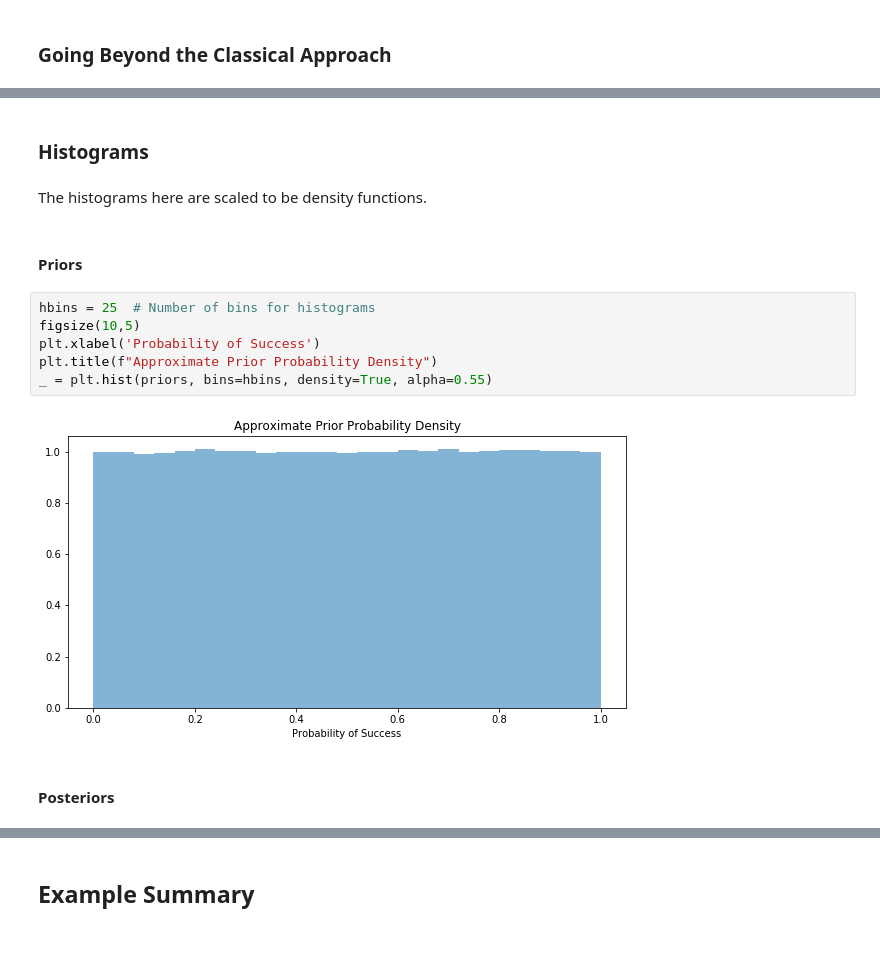
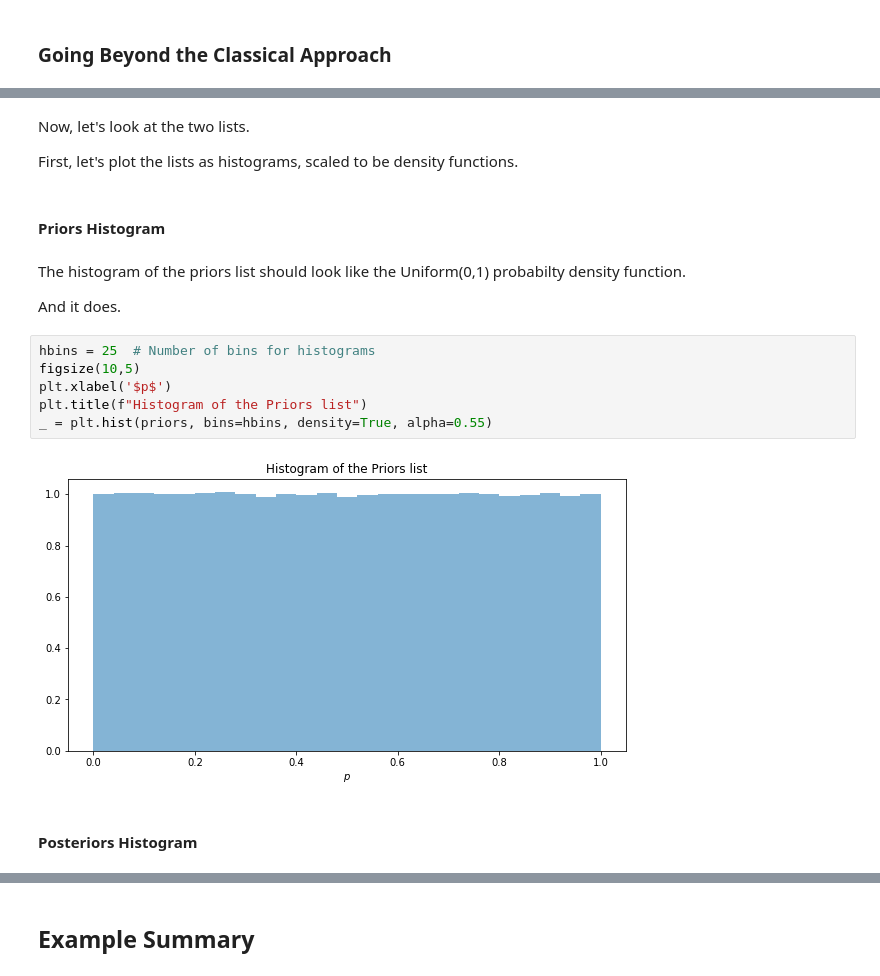
Before and after one commit to alreich/ipython-notebooks, a Jupyter notebook: Bayesian_Data_Analysis_v2.ipynb, the cells around one changed output, grey strips where cells are left out. Drawn from its saved outputs; the diff is of its cells as text; blank space fills up the shorter version.

```diff
--- a/Bayesian_Data_Analysis_v2.ipynb
+++ b/Bayesian_Data_Analysis_v2.ipynb
@@ -64,16 +74,20 @@ There were 47695 matches out of 1000000 priors.
-# %% [markdown]
-### Histograms
-# %% [markdown]
-The histograms here are scaled to be density functions.
+# %% [markdown]
+Now, let's look at the two lists.
+
+First, let's plot the lists as histograms, scaled to be density functions.
 # %% [markdown]
-#### Priors
+#### Priors Histogram
+# %% [markdown]
+The histogram of the priors list should look like the Uniform(0,1) probabilty density function.
+
+And it does.
 # %%
 hbins = 25  # Number of bins for histograms
 figsize(10,5)
-plt.xlabel('Probability of Success')
-plt.title(f"Approximate Prior Probability Density")
+plt.xlabel('$p$')
+plt.title(f"Histogram of the Priors list")
 _ = plt.hist(priors, bins=hbins, density=True, alpha=0.55)
 # %% [output]
-[figure, old version]
+[figure, new version]
 # %% [markdown]
-#### Posteriors
+#### Posteriors Histogram
```
Also changed, not shown: parts of 18 cells of this notebook, 1 other file.
